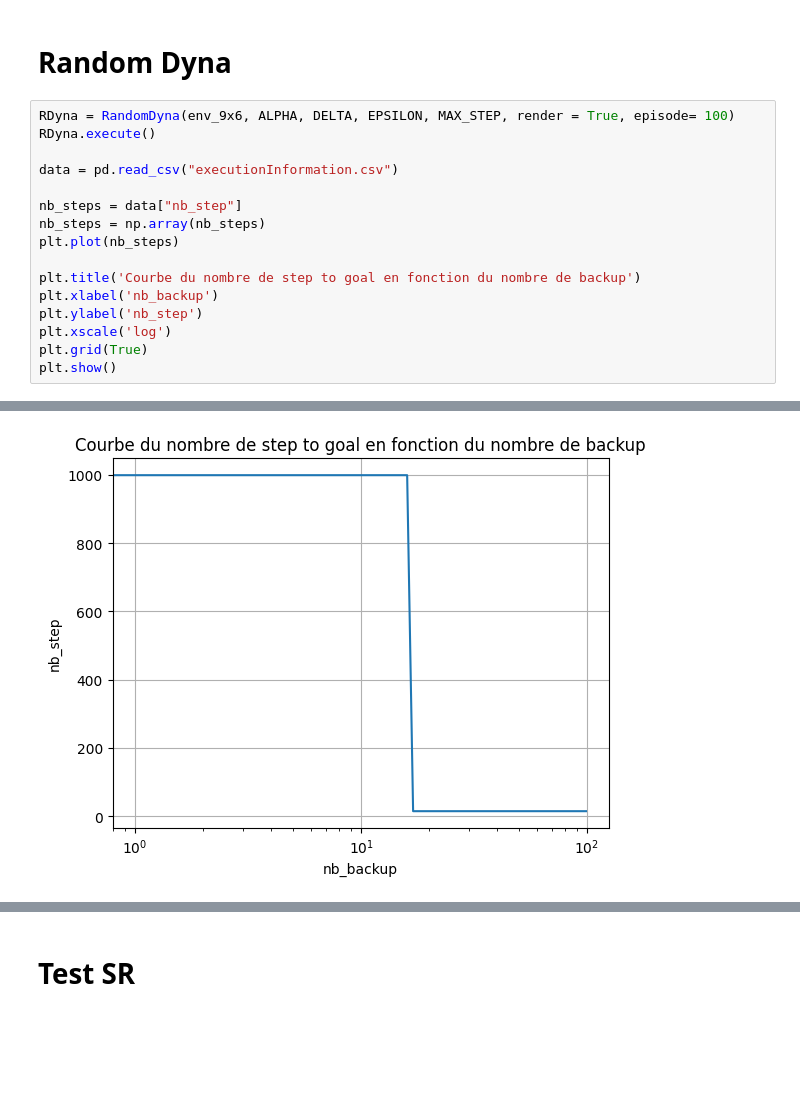
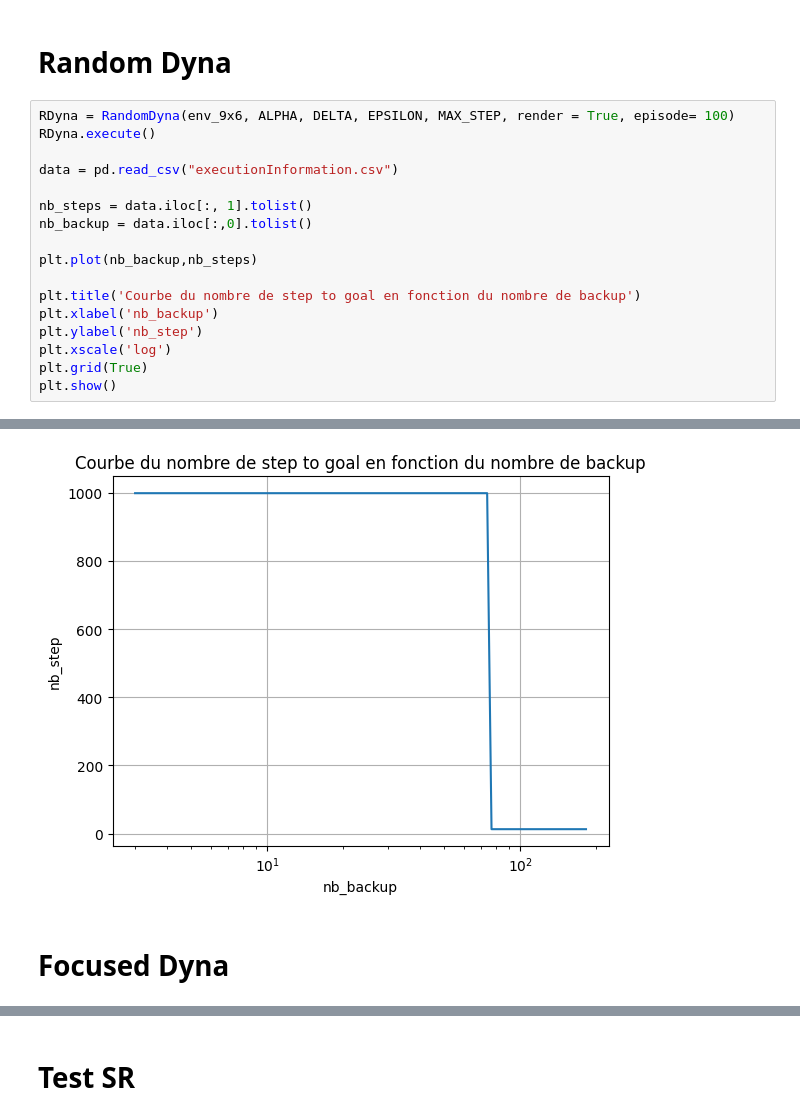
Before and after one commit to Meriadoc-gitgit/PRMA, a Jupyter notebook: src/test.ipynb, the cells around one changed output, grey strips where cells are left out. Cells and saved outputs as stored; diff of their text form; blank space fills up the shorter version.

Commit message:
csv rd dyna

```diff
--- a/src/test.ipynb
+++ b/src/test.ipynb
@@ -84,19 +84,22 @@ plt.show()
 # %%
 RDyna = RandomDyna(env_9x6, ALPHA, DELTA, EPSILON, MAX_STEP, render = True, episode= 100)
 RDyna.execute()
 
 data = pd.read_csv("executionInformation.csv")
 
-nb_steps = data["nb_step"]
-nb_steps = np.array(nb_steps)
-plt.plot(nb_steps)
+nb_steps = data.iloc[:, 1].tolist()
+nb_backup = data.iloc[:,0].tolist()
+
+plt.plot(nb_backup,nb_steps)
 
 plt.title('Courbe du nombre de step to goal en fonction du nombre de backup')
 plt.xlabel('nb_backup')
 plt.ylabel('nb_step')
 plt.xscale('log')
 plt.grid(True)
 plt.show()
 # %% [output]
 [interactive output not drawn]
-[figure, old version]
+[figure, new version]
+# %% [markdown]
+# Focused Dyna
```
Also changed, not shown: parts of 7 cells of this notebook.
